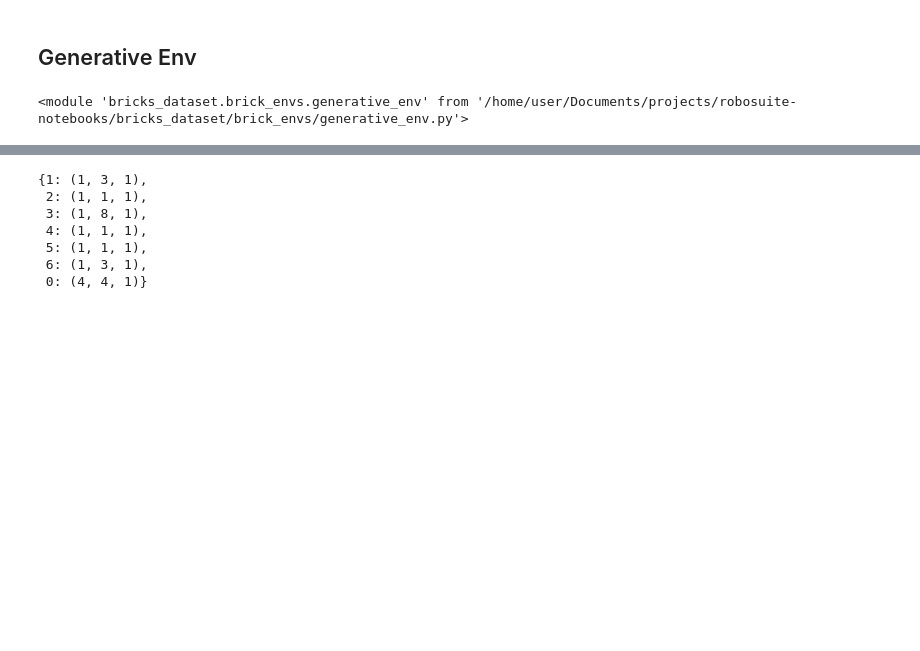
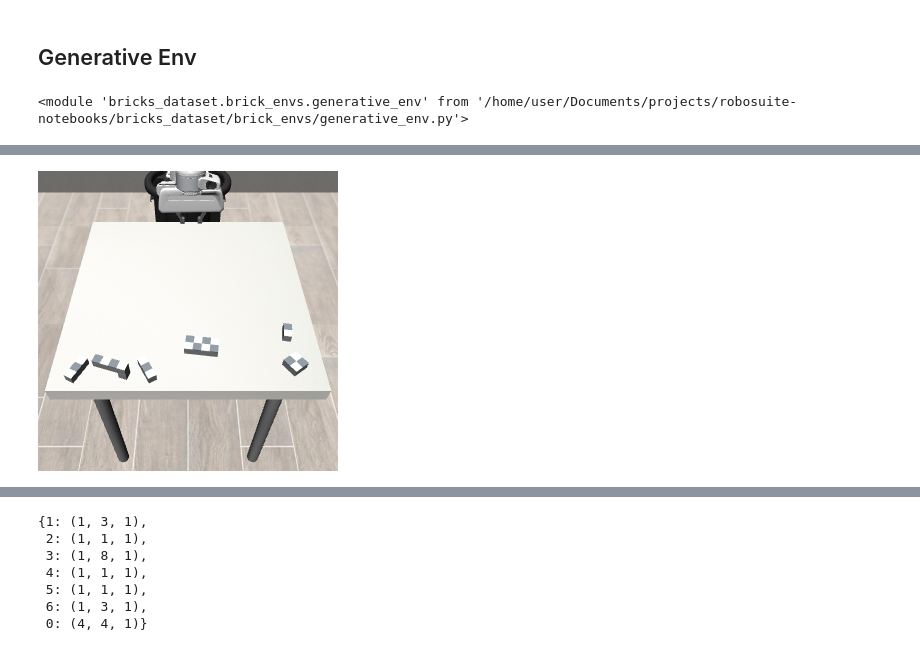
Before and after one commit to sirkrisp/robosuite-notebooks, a Jupyter notebook: test_brick_envs.ipynb, the cells around one changed output, grey strips where cells are left out. Drawn from its saved outputs; the diff is of its cells as text; code cells hidden in the pictures; blank space fills up the shorter version.

```diff
--- a/test_brick_envs.ipynb
+++ b/test_brick_envs.ipynb
@@ -67,0 +166,4 @@ env = generative_env.GenerativeEnv(2, (1, 20, 1), (4, 4))
+# %%
+Image.fromarray(cv2.rotate(keyframes_data_2["images"][1], cv2.ROTATE_180))
+# %% [output]
+[figure, added]
```
Also changed, not shown: parts of 41 cells of this notebook, 27 other files.
